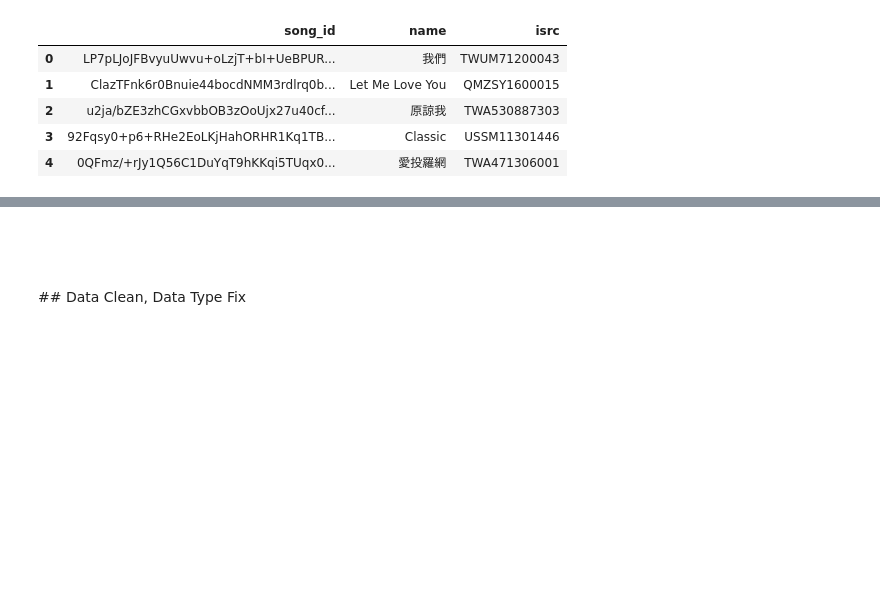
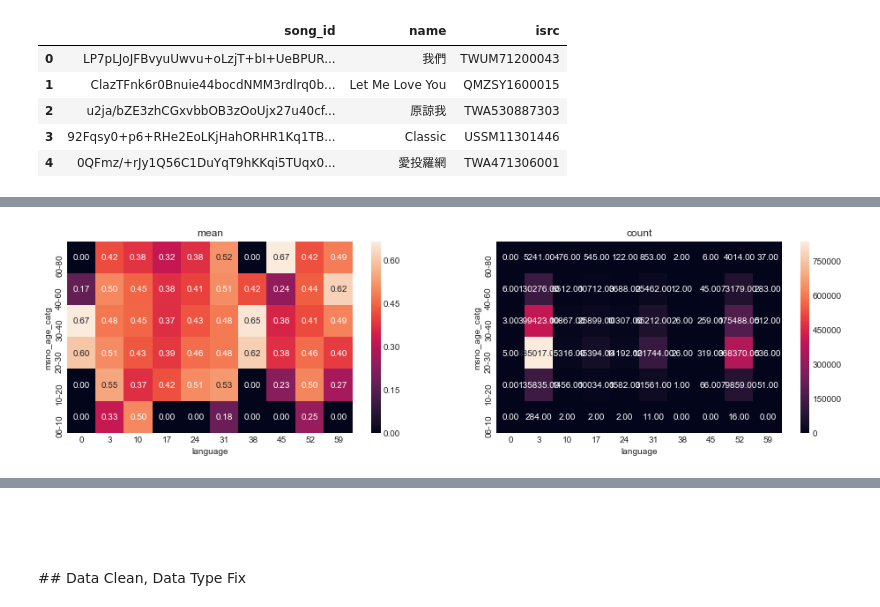
Before and after one commit to CloudMile/ml-specialized, a Jupyter notebook: kkbox/kkbox.ipynb, the cells around one changed output, grey strips where cells are left out. Cells and saved outputs as stored; diff of their text form; code cells hidden in the pictures; blank space fills up the shorter version.

```diff
--- a/kkbox/kkbox.ipynb
+++ b/kkbox/kkbox.ipynb
@@ -132,0 +217,6 @@ del tr, vl
+# %%
+utils_nb.heatmap(chop, 'msno_age_catg', 'language', annot=True,
+                 xtick=('0', '3', '10', '17', '24', '31', '38', '45', '52', '59'),
+                 ytick=ytick)
+# %% [output]
+[figure, added]
```
Also changed, not shown: parts of 20 cells of this notebook, 1 other file.
